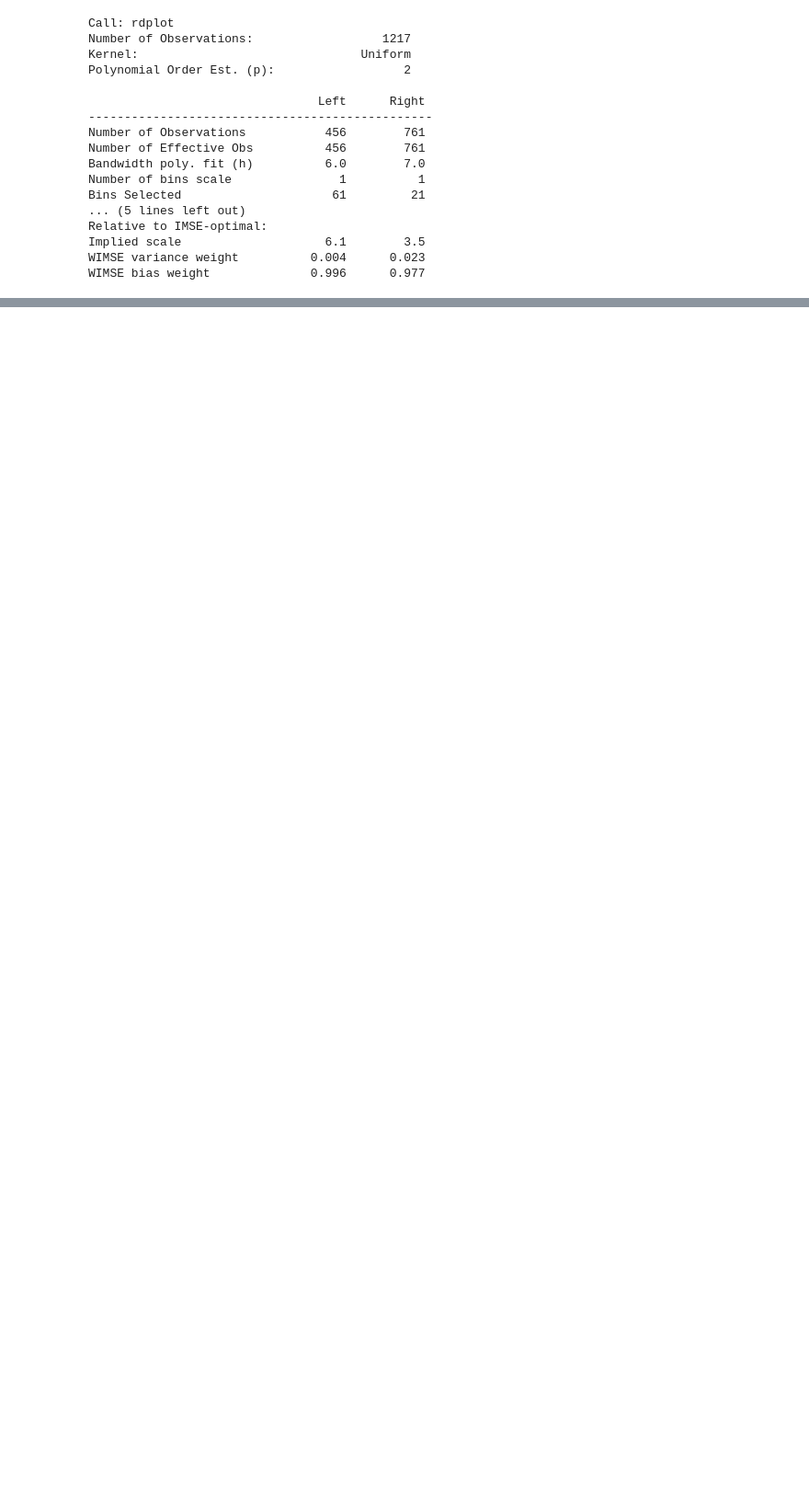
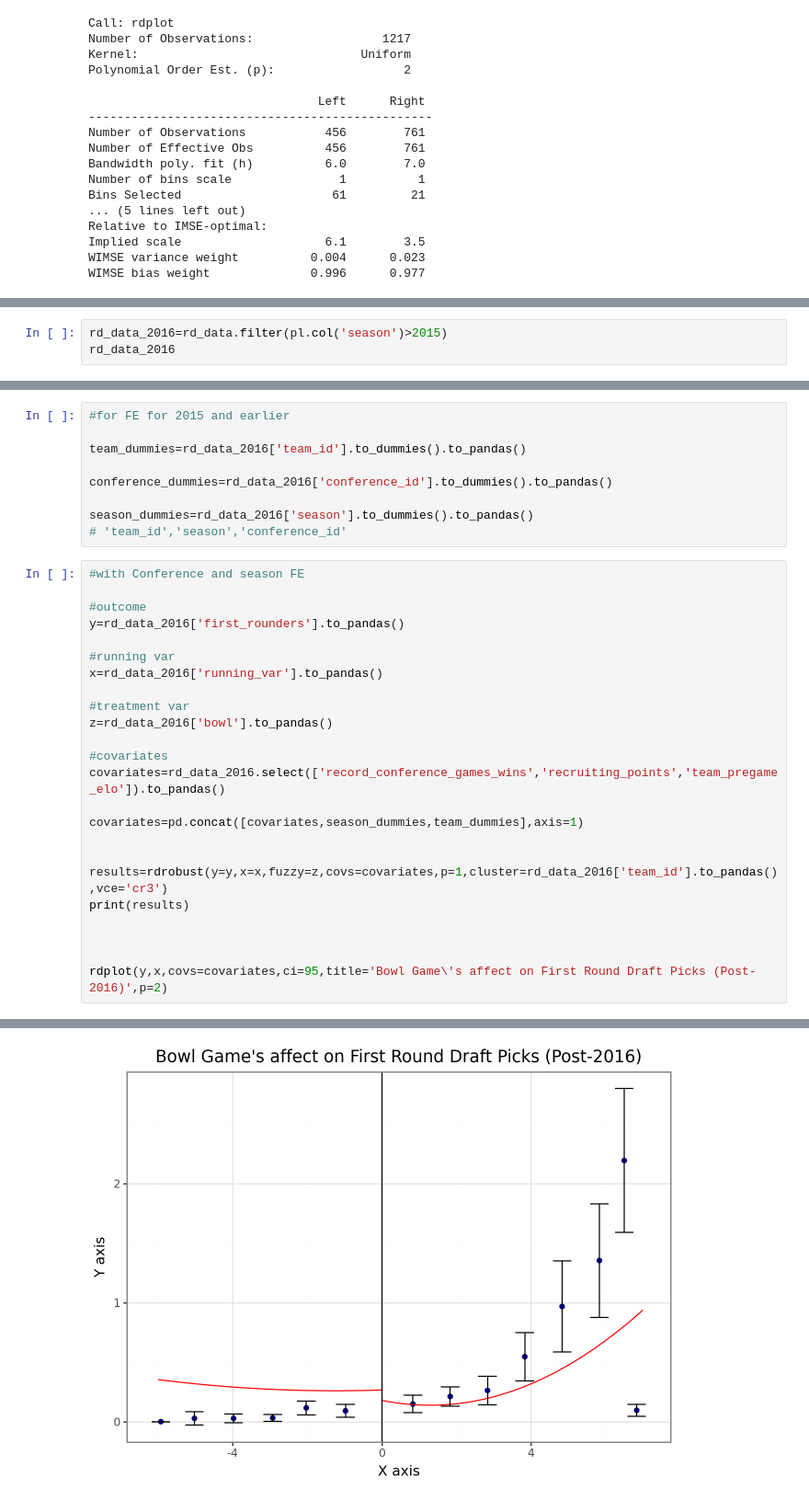
Before and after one commit to porterolson/cfb-projects, a Jupyter notebook: bowl_game_rd.ipynb, the cells around one changed output, grey strips where cells are left out. Shown at 92% size. Drawn from its saved outputs; the diff is of its cells as text; blank space fills up the shorter version.

```diff
--- a/bowl_game_rd.ipynb
+++ b/bowl_game_rd.ipynb
@@ -1358,0 +1425,3 @@ WIMSE bias weight              0.996      0.977
+# %%
+rd_data_2016=rd_data.filter(pl.col('season')>2015)
+rd_data_2016
@@ -1358,0 +1443,34 @@ WIMSE bias weight              0.996      0.977
+# %%
+#for FE for 2015 and earlier
+
+team_dummies=rd_data_2016['team_id'].to_dummies().to_pandas()
+
+conference_dummies=rd_data_2016['conference_id'].to_dummies().to_pandas()
+
+season_dummies=rd_data_2016['season'].to_dummies().to_pandas()
+# 'team_id','season','conference_id'
+# %%
+#with Conference and season FE
+
+#outcome
+y=rd_data_2016['first_rounders'].to_pandas()
+
+#running var
+x=rd_data_2016['running_var'].to_pandas()
+
+#treatment var
+z=rd_data_2016['bowl'].to_pandas()
+
+#covariates
+covariates=rd_data_2016.select(['record_conference_games_wins','recruiting_points','team_pregame_elo']).to_pandas()
+
+covariates=pd.concat([covariates,season_dummies,team_dummies],axis=1)
+
+
+results=rdrobust(y=y,x=x,fuzzy=z,covs=covariates,p=1,cluster=rd_data_2016['team_id'].to_pandas(),vce='cr3')
+print(results)
+
+
+
+rdplot(y,x,covs=covariates,ci=95,title='Bowl Game\'s affect on First Round Draft Picks (Post-2016)',p=2)
+# %% [output]
@@ -1358,0 +1494 @@ WIMSE bias weight              0.996      0.977
+[figure, added]
```
Also changed, not shown: parts of 8 cells of this notebook.
